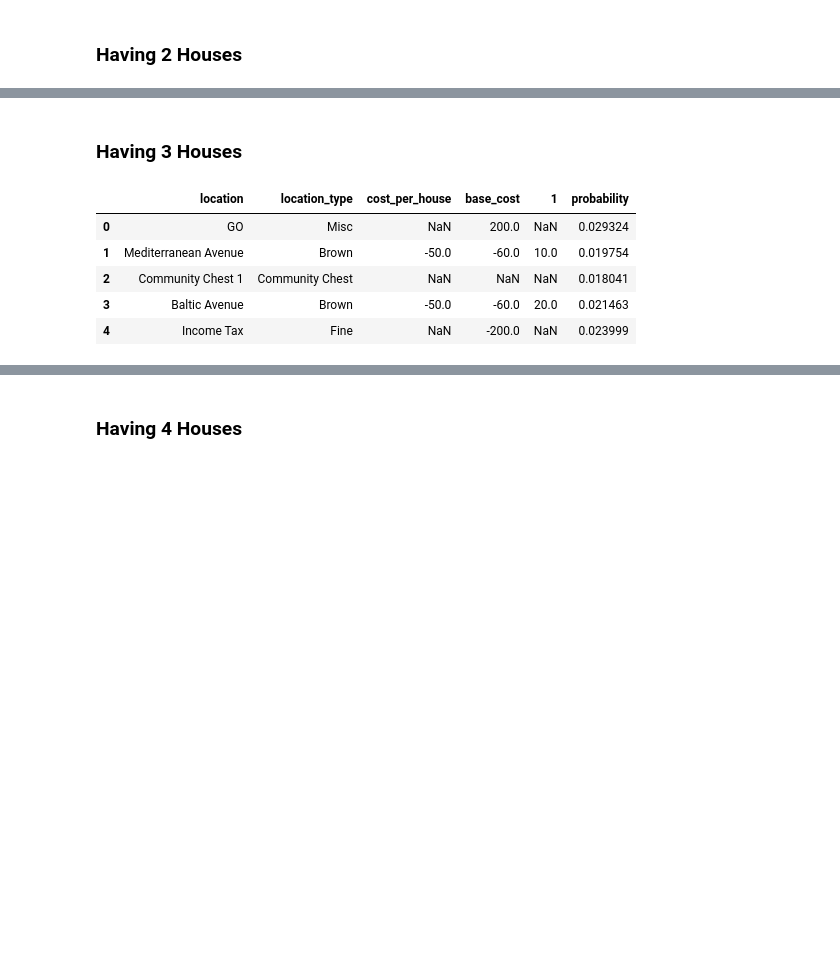
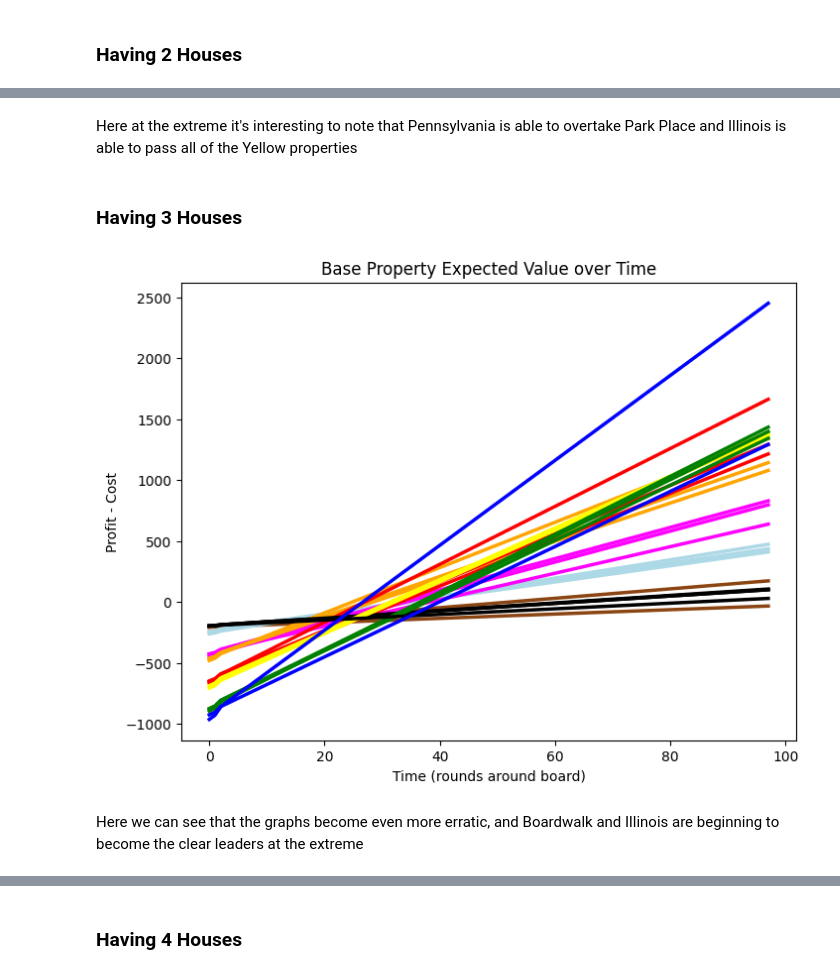
Before and after one commit to softly-undefined/monopoly-stats, a Jupyter notebook: monopoly.ipynb, the cells around one changed output, grey strips where cells are left out. Drawn from its saved outputs; the diff is of its cells as text; code cells hidden in the pictures; blank space fills up the shorter version.

```diff
--- a/monopoly.ipynb
+++ b/monopoly.ipynb
@@ -523,14 +646,37 @@ two_house_df.head()
+# %% [markdown]
+Here at the extreme it's interesting to note that Pennsylvania is able to overtake Park Place and Illinois is able to pass all of the Yellow properties
 # %% [markdown]
 ### Having 3 Houses
-# %%
-three_house_df = complex_price_df[['location', 'location_type', 'cost_per_house', 'base_cost', '1']].copy() #capture just the part of price we want
-three_house_df['probability'] = df_2['Probability_30turns_4players'].copy()
-
-three_house_df.head()
-# %% [output]
-|  | location | location_type | cost_per_house | base_cost | 1 | probability |
-| 0 | GO | Misc | NaN | 200.0 | NaN | 0.029324 |
-| 1 | Mediterranean Avenue | Brown | -50.0 | -60.0 | 10.0 | 0.019754 |
-| 2 | Community Chest 1 | Community Chest | NaN | NaN | NaN | 0.018041 |
-| 3 | Baltic Avenue | Brown | -50.0 | -60.0 | 20.0 | 0.021463 |
-| 4 | Income Tax | Fine | NaN | -200.0 | NaN | 0.023999 |
+# %%
+three_house_df = complex_price_df[['location', 'location_type', 'cost_per_house', 'base_cost', '3']].copy() #capture just the part of price we want
+three_house_df['probability'] = df_2['Probability_30turns_4players'].copy()
+
+
+new_columns = {} # do something here
+for i in range(1, 100):
+    new_columns[f"{i}"] = (three_house_df['3'] * three_house_df['probability'] * i) + three_house_df['base_cost'] + (3 * three_house_df['cost_per_house'])
+new_columns_df = pd.DataFrame(new_columns)
+
+three_house_df = pd.concat([three_house_df, new_columns_df], axis=1)
+
+
+three_house_df = three_house_df.transpose()
+col_names = three_house_df.iloc[0]
+
+three_house_df = three_house_df.drop(three_house_df.index[:6]).reset_index(drop=True)
+three_house_df.columns = col_names
+# %%
+plt.figure(figsize=(8, 6))
+
+for column in three_house_df.columns:
+    plt.plot(three_house_df.index, three_house_df[column], label=column, color=color_mapping.get(column, '#000000'), linewidth=2.5)
+
+plt.xlabel('Time (rounds around board)')
+plt.ylabel('Profit - Cost')
+plt.title('Base Property Expected Value over Time')
+# plt.legend(title="Columns")
+plt.show()
+# %% [output]
+[figure, added]
+# %% [markdown]
+Here we can see that the graphs become even more erratic, and Boardwalk and Illinois are beginning to become the clear leaders at the extreme
```
Also changed, not shown: parts of 26 cells of this notebook, 1 other file.
